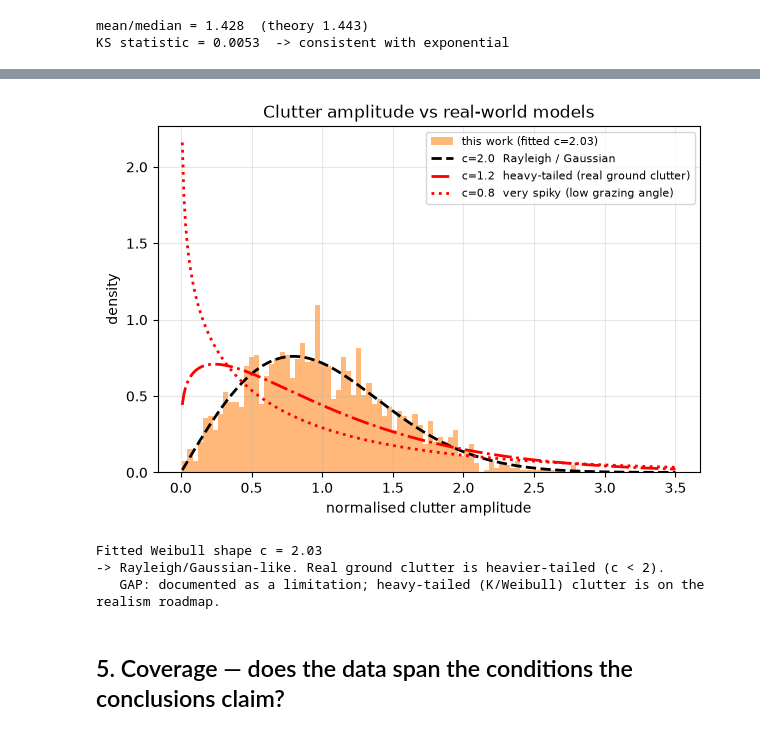
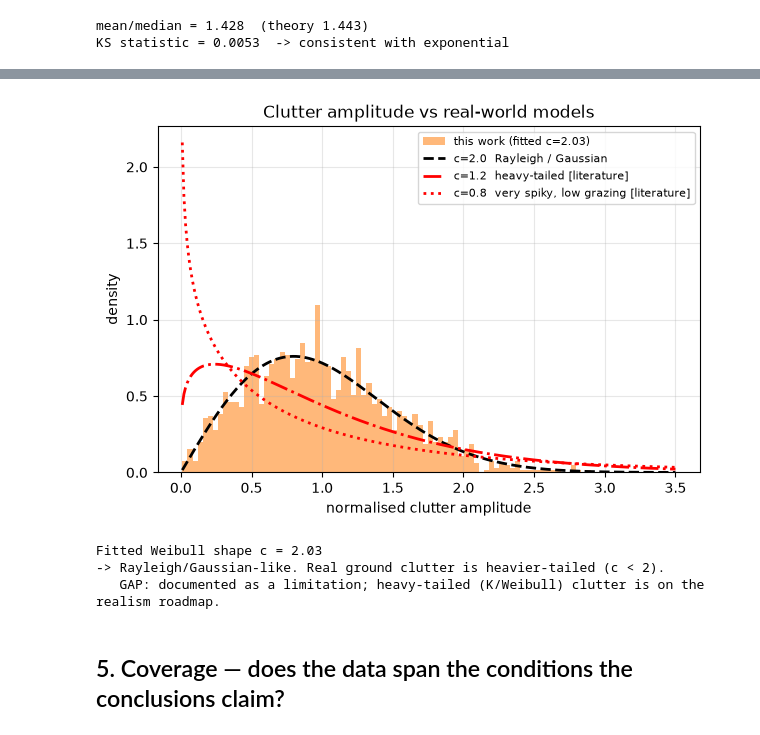
Before and after one commit to alijaafar232003/fmcw-radar-cfar-vs-dl, a Jupyter notebook: notebooks/data_quality_audit.ipynb, the cells around one changed output, grey strips where cells are left out. Cells and saved outputs as stored; diff of their text form; code cells hidden in the pictures.

```diff
--- a/notebooks/data_quality_audit.ipynb
+++ b/notebooks/data_quality_audit.ipynb
@@ -131,26 +138,26 @@ OS-CFAR / a learned detector should win. Gaussian clutter **understates** that d
 # %%
 vax = np.load(frames_of("clutter_debug")[0] / "velocity_axis.npy")
 v0 = int(np.argmin(np.abs(vax)))
 pc = np.load(frames_of("clutter_debug")[0] / "rd_map_mag.npy") ** 2
 amp = np.sqrt(pc[:, v0-3:v0+4].ravel())          # clutter-ridge amplitudes
 
 c, loc, sc = stats.weibull_min.fit(amp, floc=0)
 fig, ax = plt.subplots(figsize=(7, 4.5))
 ax.hist(amp/amp.mean(), bins=80, density=True, alpha=.55, color="tab:orange", label=f"this work (fitted c={c:.2f})")
 t = np.linspace(.01, 3.5, 300)
 for cc, style, lbl in [(2.0, "k--", "c=2.0  Rayleigh / Gaussian"),
-                       (1.2, "r-.", "c=1.2  heavy-tailed (real ground clutter)"),
-                       (0.8, "r:",  "c=0.8  very spiky (low grazing angle)")]:
+                       (1.2, "r-.", "c=1.2  heavy-tailed [literature]"),
+                       (0.8, "r:",  "c=0.8  very spiky, low grazing [literature]")]:
     d = stats.weibull_min(cc, scale=1/stats.weibull_min(cc).mean())
     ax.plot(t, d.pdf(t), style, lw=2, label=lbl)
 ax.set_xlabel("normalised clutter amplitude"); ax.set_ylabel("density")
 ax.set_title("Clutter amplitude vs real-world models"); ax.legend(fontsize=8); ax.grid(alpha=.3)
 plt.show()
 print(f"Fitted Weibull shape c = {c:.2f}")
 print("-> Rayleigh/Gaussian-like. Real ground clutter is heavier-tailed (c < 2).")
 print("   GAP: documented as a limitation; heavy-tailed (K/Weibull) clutter is on the realism roadmap.")
 # %% [output]
-[figure, old version]
+[figure, new version]
 Fitted Weibull shape c = 2.03
 -> Rayleigh/Gaussian-like. Real ground clutter is heavier-tailed (c < 2).
    GAP: documented as a limitation; heavy-tailed (K/Weibull) clutter is on the realism roadmap.
```
Also changed, not shown: parts of 2 cells of this notebook, 3 other files.
